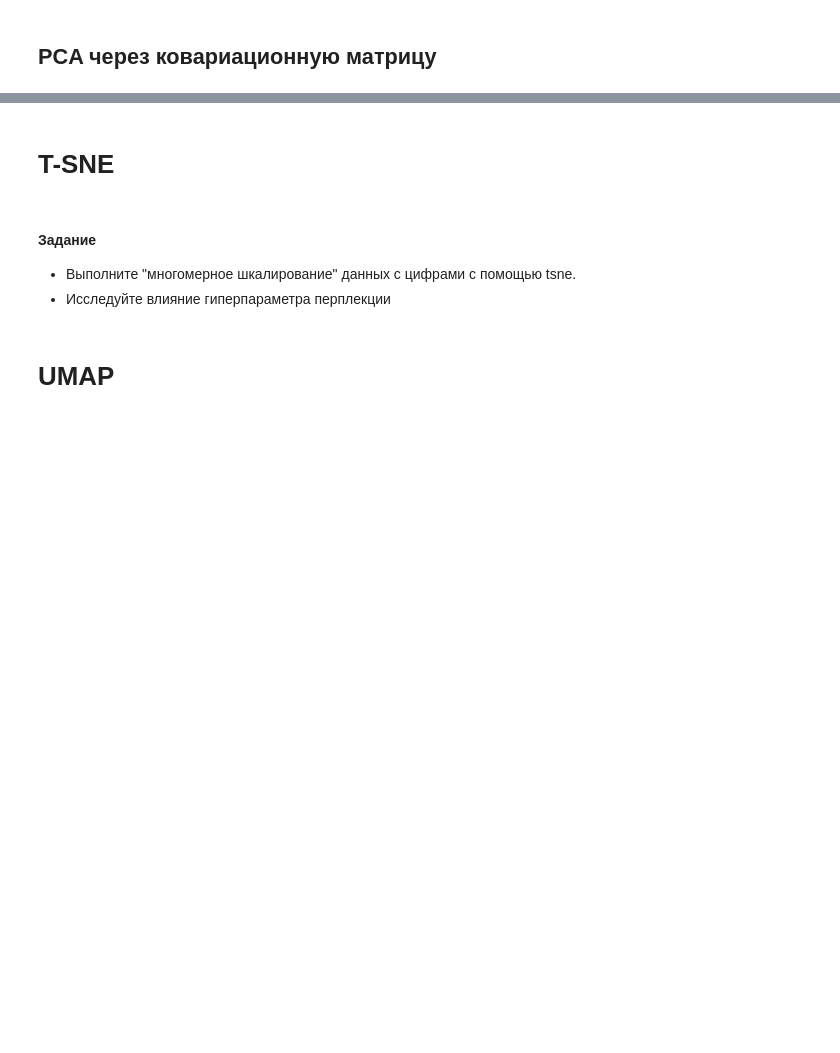
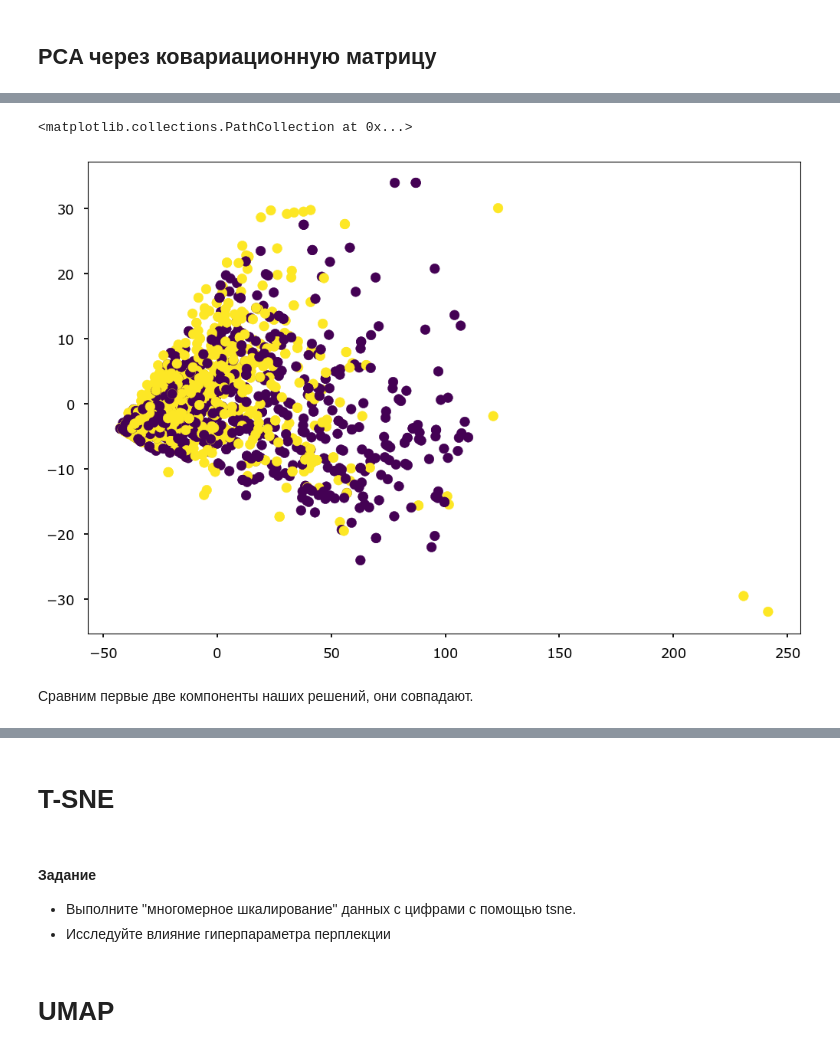
Before and after one commit to vadim0912/ML2023, a Jupyter notebook: lecture06/lecture-dimred-pract.ipynb, the cells around one changed output, grey strips where cells are left out. Drawn from its saved outputs; the diff is of its cells as text; code cells hidden in the pictures; blank space fills up the shorter version.

```diff
--- a/lecture06/lecture-dimred-pract.ipynb
+++ b/lecture06/lecture-dimred-pract.ipynb
@@ -58,0 +101,11 @@ from numpy.linalg import eig
+# %%
+eig_vec[:, 0] = -eig_vec[:, 0]
+# %%
+X_new2 = X_center @ eig_vec
+# %%
+plt.scatter(X_new2[:, 0], X_new2[:, 1], c=y)
+# %% [output]
+<matplotlib.collections.PathCollection at 0x...>
+[figure, added]
+# %% [markdown]
+Сравним первые две компоненты наших решений, они совпадают.
```
Also changed, not shown: parts of 24 cells of this notebook, 3 other files.
